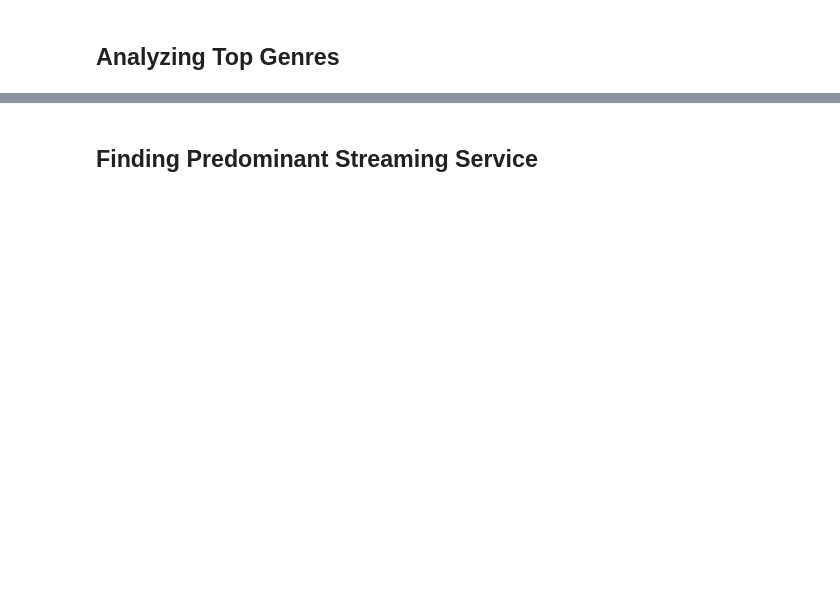
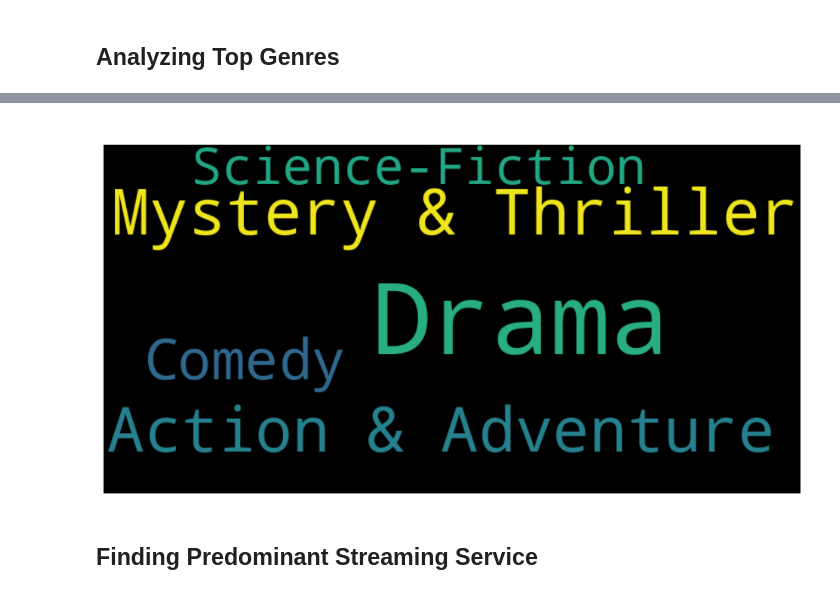
Before and after one commit to Amrit007-droid/Web-Scraping, a Jupyter notebook: Numerical_Programming_in_Python_Web_Scraping.ipynb, the cells around one changed output, grey strips where cells are left out. Saved outputs shown, nothing was run; the diff lists cells and outputs as text; code cells hidden in the pictures; blank space fills up the shorter version.

```diff
--- a/Numerical_Programming_in_Python_Web_Scraping.ipynb
+++ b/Numerical_Programming_in_Python_Web_Scraping.ipynb
@@ -1469,2 +1544,22 @@ Filtered TV Shows:
+# %%
+# Generate a word cloud for TV shows
+wordcloud_tv_shows = WordCloud(
+    width=800,
+    height=400,
+    background_color='black',
+    colormap='viridis',
+    max_words=100,
+    contour_width=3,
+    contour_color='steelblue',
+).generate_from_frequencies(top_genres_tv_shows)
+# %%
+# Plot the word cloud for TV shows
+plt.figure(figsize=(12, 6))
+plt.imshow(wordcloud_tv_shows, interpolation='bilinear')
+plt.title('Top Genres for TV Shows', fontsize=16, color='white')
+plt.axis('off')
+plt.show()
+# %% [output]
+[figure, added]
 # %% [markdown]
 ## **Finding Predominant Streaming Service**
```
Also changed, not shown: parts of 15 cells of this notebook.
